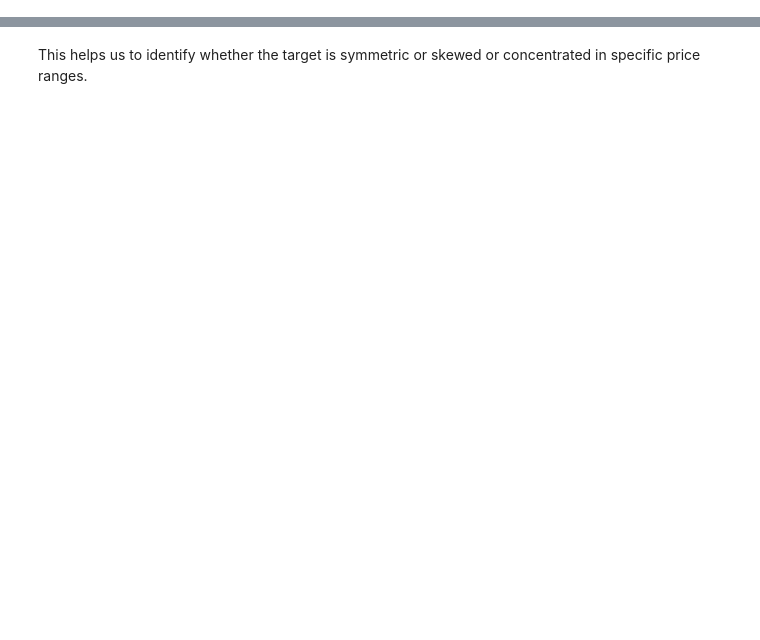
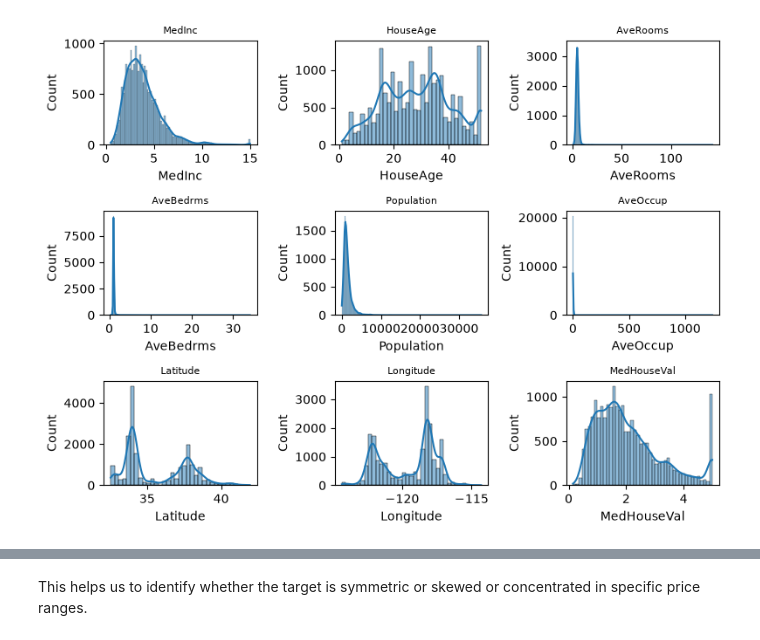
Before and after one commit to dheeraj-srma/House-Price-Prediction-Model, a Jupyter notebook: house_price_prd.ipynb, the cells around one changed output, grey strips where cells are left out. Saved outputs shown, nothing was run; the diff lists cells and outputs as text; code cells hidden in the pictures; blank space fills up the shorter version.

```diff
--- a/house_price_prd.ipynb
+++ b/house_price_prd.ipynb
@@ -61,0 +33,7 @@ None of the features has a missing value in the whole dataset.
+# %%
+num_cols = df.select_dtypes(include=[np.number]).columns.to_list()
+cat_cols = df.select_dtypes(include=["object"]).columns.to_list()
+
+print("Target Colums:", y.describe())
+print("Numerical Columns:", num_cols)
+print("Categorical Columns:", cat_cols)
@@ -61,0 +52,3 @@ None of the features has a missing value in the whole dataset.
+# %%
+for col in df.columns:
+    print(df[col].value_counts().head(20))
@@ -62,3 +69,9 @@ None of the features has a missing value in the whole dataset.
+# %%
+for col in num_cols:
+    plt.figure(figsize=(10,3))
+    sns.countplot(x=col, data=df)
+    plt.title(f"Distribution of {col}")
+    plt.show()
 # %%
 plt.figure(figsize=(10,6))
 plt.hist(y, bins=40, edgecolor="black")
@@ -71,0 +91,10 @@ plt.show()
+# %%
+fig, axes = plt.subplots(3, 3, figsize= (8,6))
+axes = axes.flatten()
+for i, col in enumerate(num_cols):
+    sns.histplot(df[col], kde=True, ax=axes[i])
+    axes[i].set_title(col, fontsize=8)
+plt.tight_layout()
+plt.show()
+# %% [output]
+[figure, added]
```
Also changed, not shown: parts of 17 cells of this notebook, 1 other file.
